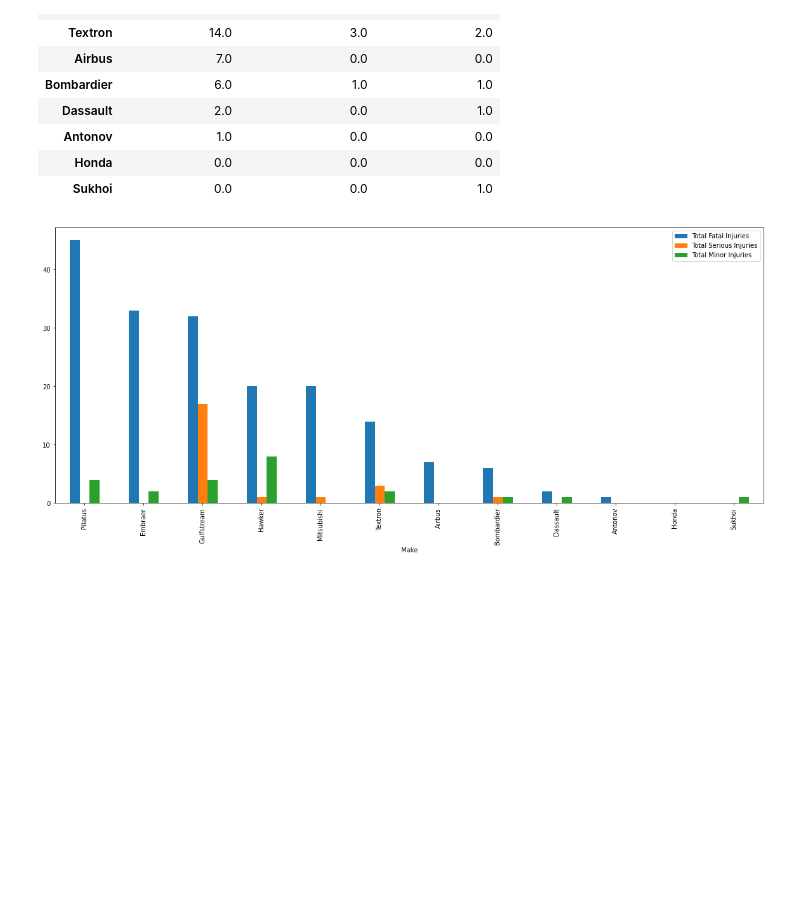
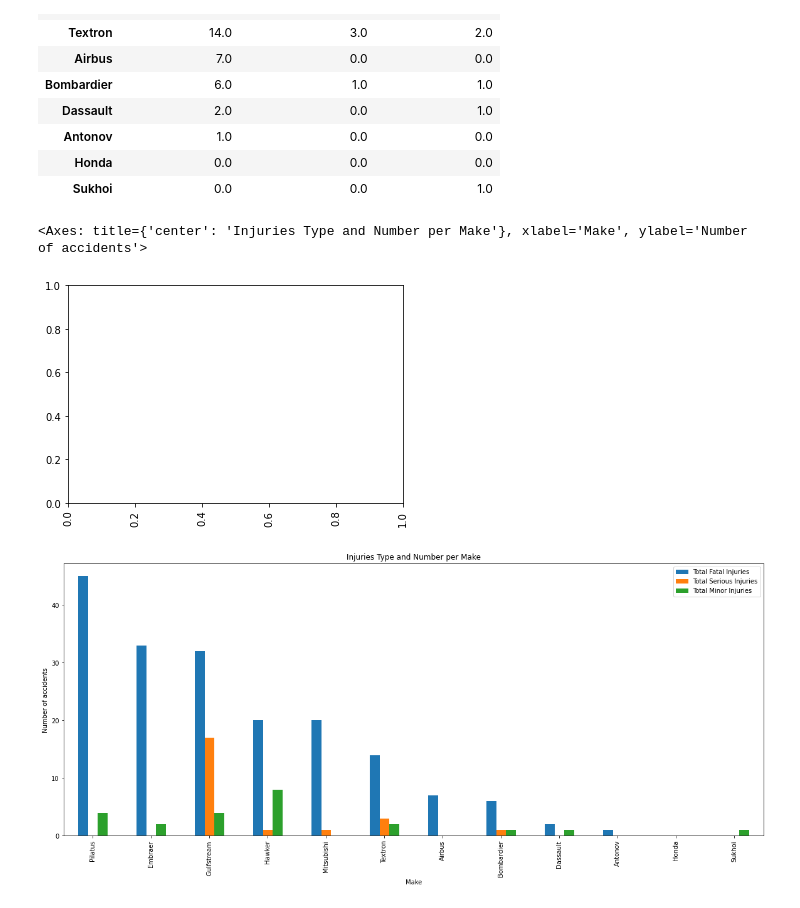
Before and after one commit to silver032/dsc-aviation_market_entry, a Jupyter notebook: aviation_market_entry_analysis.ipynb, the cells around one changed output. Drawn from its saved outputs; the diff is of its cells as text; code cells hidden in the pictures; blank space fills up the shorter version.

```diff
--- a/aviation_market_entry_analysis.ipynb
+++ b/aviation_market_entry_analysis.ipynb
@@ -483,8 +485,10 @@ make2injuries
 | Honda | 0.0 | 0.0 | 0.0 |
 | Sukhoi | 0.0 | 0.0 | 1.0 |
 # %%
-plt
-ax = make2injuries.plot(y=['Total Fatal Injuries', 'Total Serious Injuries', 'Total Minor Injuries'], kind='bar', figsize=(20,8))
+plt.xticks(rotation=90)
+make2injuries.plot(y=['Total Fatal Injuries', 'Total Serious Injuries', 'Total Minor Injuries'], kind='bar', figsize=(20,8), title='Injuries Type and Number per Make', ylabel='Number of accidents')
 # display(list(make2injuries.index))
 # %% [output]
+<Axes: title={'center': 'Injuries Type and Number per Make'}, xlabel='Make', ylabel='Number of accidents'>
-[figure, old version]
+[figure, new version]
+[figure, added]
```
Also changed, not shown: parts of 2 cells of this notebook, 1 other file.
